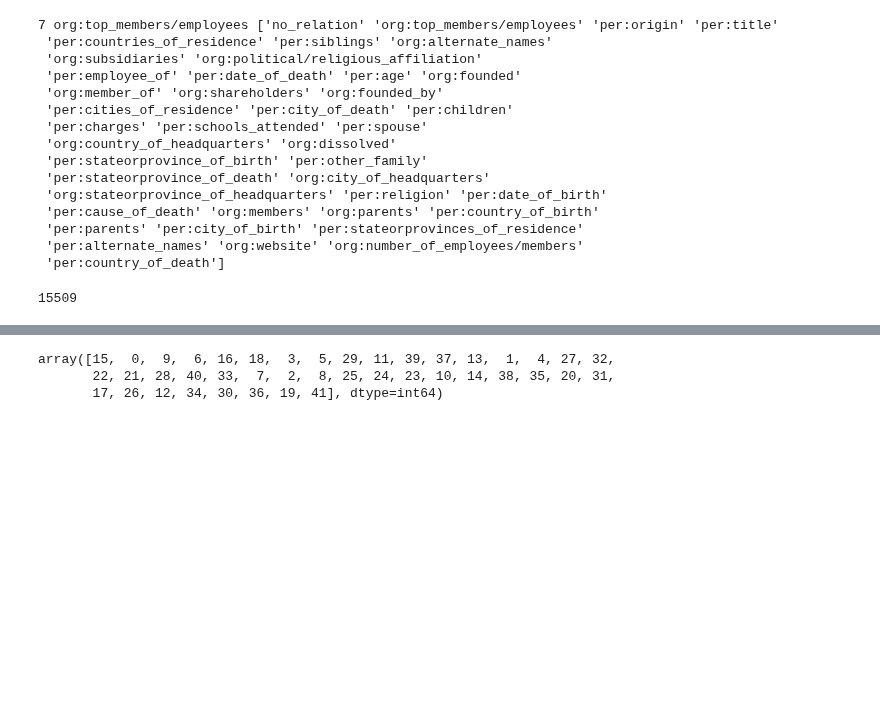
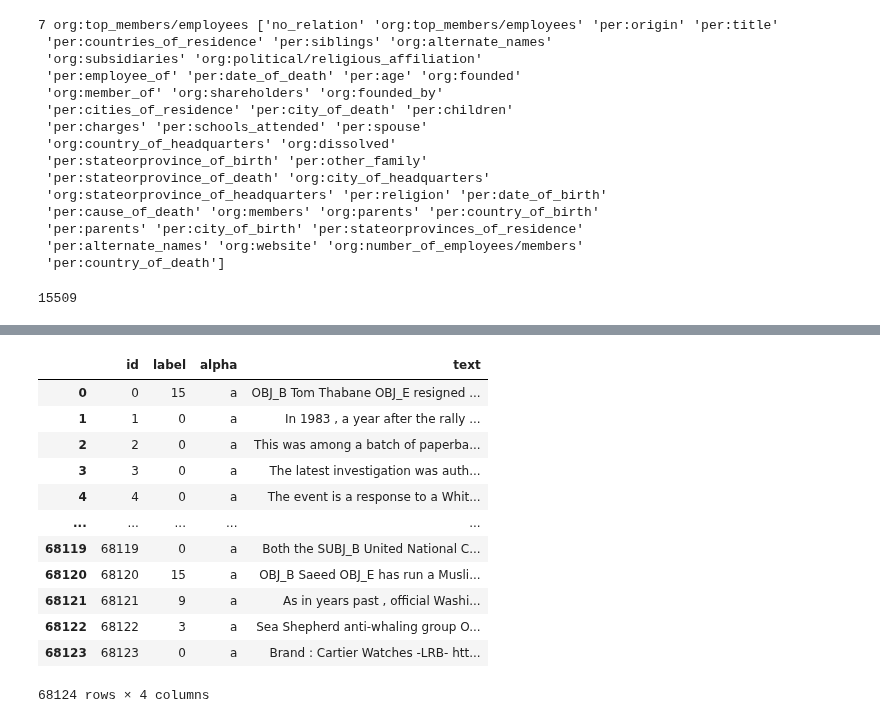
Before and after one commit to pnarsina/w266_final, a Jupyter notebook: project_re/data_prep_bert.ipynb, the cells around one changed output, grey strips where cells are left out. Cells and saved outputs as stored; diff of their text form; code cells hidden in the pictures; blank space fills up the shorter version.

```diff
--- a/project_re/data_prep_bert.ipynb
+++ b/project_re/data_prep_bert.ipynb
@@ -61,22 +61,50 @@ test_df_sorted.head(5)
 | 36591 | 61b3a65fb9883fc52f01 | 274e368f381c1476fe0da7f201bfc331 | no_relation | [Kerry, did, his, duty, and, did,... | 2 | 2 | 0 | 0 | PERSON | PERSON | ... |
 | 22262 | 61b3a65fb937b50fc05a | 409fa10efff702a41701bdddab89a2dd | no_relation | [This, August, ,, Moschella, 's, ... | 17 | 20 | 39 | 40 | ORGANIZATION | STATE_OR_PROVINCE | ... |
 | 644 | 61b3a5f2e85a8088c7bb | 78d7e406b6911492f6f7f122d1f112ad | org:top_members/employees | [Sharpton, is, president, of, the... | 5 | 7 | 0 | 0 | ORGANIZATION | PERSON | ... |
-# %%
-def to_label_id(series):
-    return label_to_ids_map[series]
-
-def concat_sent(series):
-    return " ".join(series)
-
-train_df_bert = pd.DataFrame({
-    'id':range(len(train_df)),
-    'label': train_df['relation'].apply(to_label_id),
-    'alpha':['a']*train_df.shape[0],
-    'text': train_df['token'].apply(concat_sent)
-})
-
-train_df_bert['label'].unique()
-# %% [output]
-array([15,  0,  9,  6, 16, 18,  3,  5, 29, 11, 39, 37, 13,  1,  4, 27, 32,
-       22, 21, 28, 40, 33,  7,  2,  8, 25, 24, 23, 10, 14, 38, 35, 20, 31,
-       17, 26, 12, 34, 30, 36, 19, 41], dtype=int64)
+# %%
+def to_label_id(series):
+    return label_to_ids_map[series]
+
+# def concat_sent(series):
+#     return " ".join(series)
+
+def concat_sent2(token,subj_start,subj_end, obj_start, obj_end):
+    if (subj_start < obj_start):
+        span1_before = " ".join(token[:subj_start])
+        span1 = " SUBJ_B " + " ".join(token[subj_start:subj_end +1]) + " SUBJ_E "
+        span2_before = " ".join(token[subj_end+1:obj_start])
+        span2 = " OBJ_B " + " ".join(token[obj_start:obj_end +1]) + " OBJ_B "
+        span2_after = " ".join(token[obj_end +1: len(token)])
+    else:
+        span1_before = " ".join(token[:obj_start])
+        span1 = " OBJ_B " + " ".join(token[obj_start: obj_end +1]) + " OBJ_E "
+        span2_before = " ".join(token[obj_end+1:subj_start])
+        span2 = " SUBJ_B " + " ".join(token[subj_start:subj_end +1]) + " SUBJ_B "
+        span2_after = " ".join(token[subj_end +1: len(token)])
+
+    return (span1_before + span1 +  span2_before + span2 + span2_after)
+
+train_df["bert_text"] = train_df.apply(lambda row: concat_sent2(row.token, row.subj_start, row.subj_end, row.obj_start, row.obj_end), axis =1)
+
+train_df_bert = pd.DataFrame({
+    'id':range(len(train_df)),
+    'label': train_df['relation'].apply(to_label_id),
+    'alpha':['a']*train_df.shape[0],
+    'text': train_df['bert_text']
+})
+
+train_df_bert
+# %% [output]
+|  | id | label | alpha | text |
+| 0 | 0 | 15 | a | OBJ_B Tom Thabane OBJ_E resigned ... |
+| 1 | 1 | 0 | a | In 1983 , a year after the rally ... |
+| 2 | 2 | 0 | a | This was among a batch of paperba... |
+| 3 | 3 | 0 | a | The latest investigation was auth... |
+| 4 | 4 | 0 | a | The event is a response to a Whit... |
+| ... | ... | ... | ... | ... |
+| 68119 | 68119 | 0 | a | Both the SUBJ_B United National C... |
+| 68120 | 68120 | 15 | a | OBJ_B Saeed OBJ_E has run a Musli... |
+| 68121 | 68121 | 9 | a | As in years past , official Washi... |
+| 68122 | 68122 | 3 | a | Sea Shepherd anti-whaling group O... |
+| 68123 | 68123 | 0 | a | Brand : Cartier Watches -LRB- htt... |
+68124 rows × 4 columns
```
Also changed, not shown: parts of 4 cells of this notebook, 2 other files.
